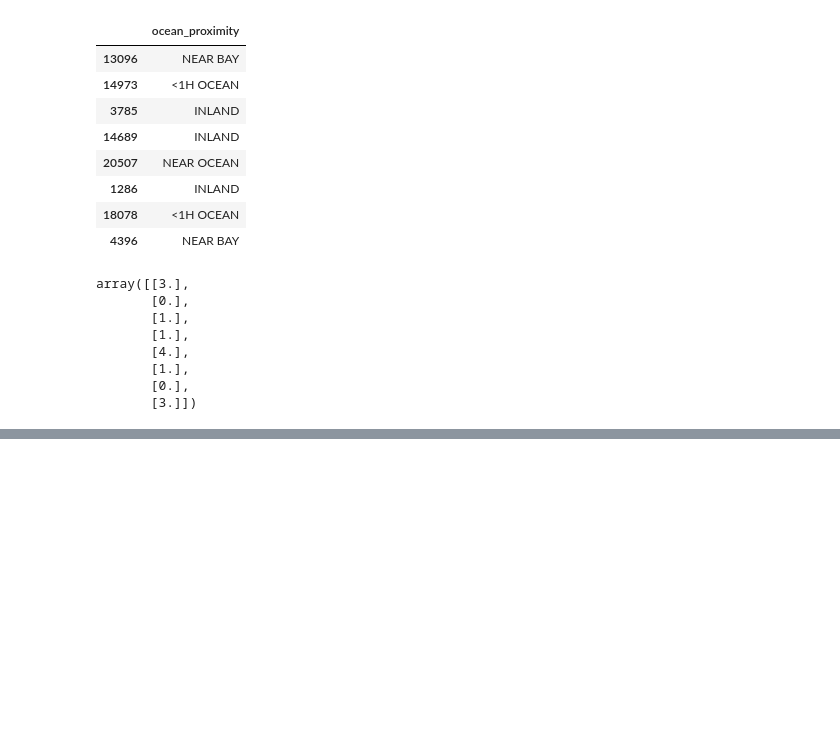
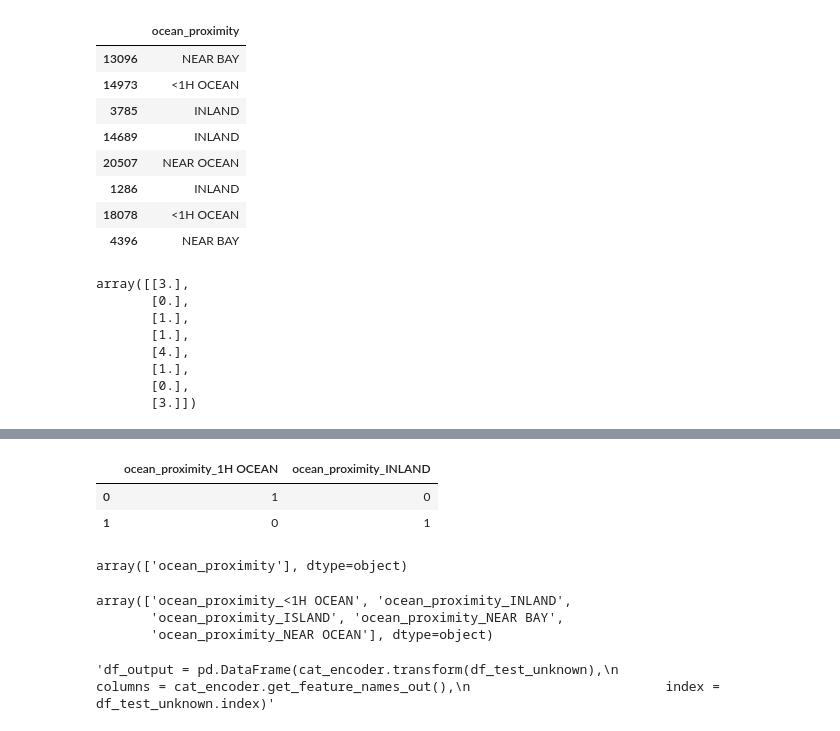
Before and after one commit to Jaewon0702/Hands-On-Machine-Learning, a Jupyter notebook: EndtoEndML.ipynb, the cells around one changed output, grey strips where cells are left out. Saved outputs shown, nothing was run; the diff lists cells and outputs as text; code cells hidden in the pictures; blank space fills up the shorter version.

```diff
--- a/EndtoEndML.ipynb
+++ b/EndtoEndML.ipynb
@@ -243,0 +288,23 @@ array([[3.],
+# %%
+df_test_unknown = pd.DataFrame({"ocean_proximity" : ["1H OCEAN", "INLAND"]})
+pd.get_dummies(df_test_unknown)
+# %% [output]
+|  | ocean_proximity_1H OCEAN | ocean_proximity_INLAND |
+| 0 | 1 | 0 |
+| 1 | 0 | 1 |
+# %%
+cat_encoder.feature_names_in_
+# %% [output]
+array(['ocean_proximity'], dtype=object)
+# %%
+cat_encoder.get_feature_names_out()
+# %% [output]
+array(['ocean_proximity_<1H OCEAN', 'ocean_proximity_INLAND',
+       'ocean_proximity_ISLAND', 'ocean_proximity_NEAR BAY',
+       'ocean_proximity_NEAR OCEAN'], dtype=object)
+# %%
+'''df_output = pd.DataFrame(cat_encoder.transform(df_test_unknown),
+                         columns = cat_encoder.get_feature_names_out(),
+                         index = df_test_unknown.index)'''
+# %% [output]
+'df_output = pd.DataFrame(cat_encoder.transform(df_test_unknown),\n                         columns = cat_encoder.get_feature_names_out(),\n                         index = df_test_unknown.index)'
```
Also changed, not shown: parts of 25 cells of this notebook.
